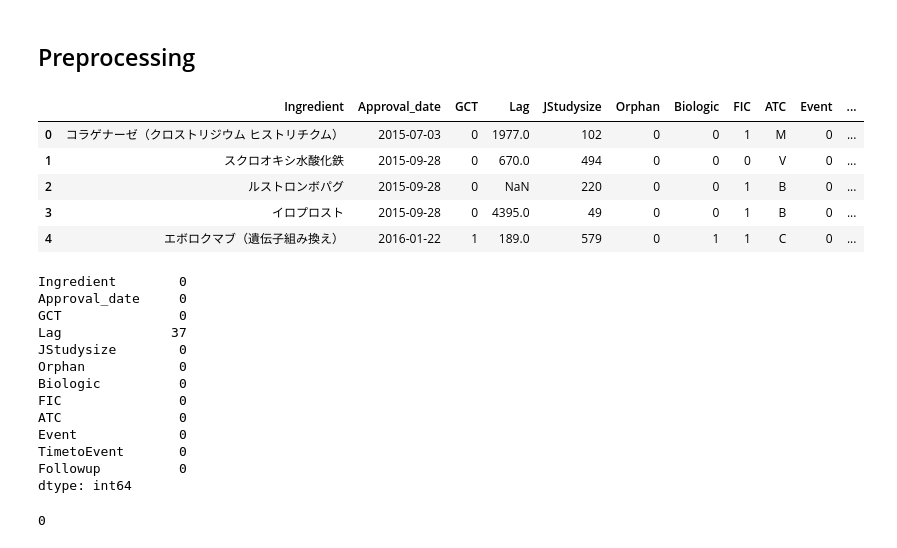
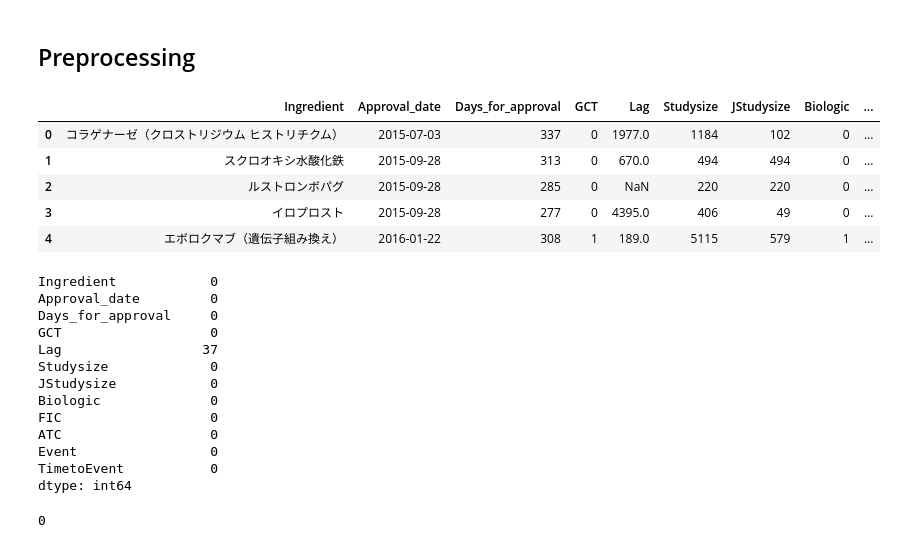
Before and after one commit to Chocolat0517K/Pharmaceutical_Data_Analysis, a Jupyter notebook: pilot_study.ipynb, the cells around one changed output. Drawn from its saved outputs; the diff is of its cells as text; code cells hidden in the pictures.

```diff
--- a/pilot_study.ipynb
+++ b/pilot_study.ipynb
@@ -14,34 +14,34 @@ import seaborn as sns
 sns.set_palette('pastel')
 # %%
 # import dataset
-pilot = pd.read_csv('pilot_study.csv',
+pilot = pd.read_csv('./pilot_study.csv',
                     encoding='cp932',
                     parse_dates = [1])
 
 pilot.head(5)
 # %% [output]
-|  | Ingredient | Approval_date | GCT | Lag | JStudysize | Orphan | Biologic | FIC | ATC | Event | ... |
-| 0 | コラゲナーゼ（クロストリジウム ヒストリチクム） | 2015-07-03 | 0 | 1977.0 | 102 | 0 | 0 | 1 | M | 0 | ... |
-| 1 | スクロオキシ水酸化鉄 | 2015-09-28 | 0 | 670.0 | 494 | 0 | 0 | 0 | V | 0 | ... |
-| 2 | ルストロンボパグ | 2015-09-28 | 0 | NaN | 220 | 0 | 0 | 1 | B | 0 | ... |
-| 3 | イロプロスト | 2015-09-28 | 0 | 4395.0 | 49 | 0 | 0 | 1 | B | 0 | ... |
-| 4 | エボロクマブ（遺伝子組み換え） | 2016-01-22 | 1 | 189.0 | 579 | 0 | 1 | 1 | C | 0 | ... |
+|  | Ingredient | Approval_date | Days_for_approval | GCT | Lag | Studysize | JStudysize | Biologic | ... |
+| 0 | コラゲナーゼ（クロストリジウム ヒストリチクム） | 2015-07-03 | 337 | 0 | 1977.0 | 1184 | 102 | 0 | ... |
+| 1 | スクロオキシ水酸化鉄 | 2015-09-28 | 313 | 0 | 670.0 | 494 | 494 | 0 | ... |
+| 2 | ルストロンボパグ | 2015-09-28 | 285 | 0 | NaN | 220 | 220 | 0 | ... |
+| 3 | イロプロスト | 2015-09-28 | 277 | 0 | 4395.0 | 406 | 49 | 0 | ... |
+| 4 | エボロクマブ（遺伝子組み換え） | 2016-01-22 | 308 | 1 | 189.0 | 5115 | 579 | 1 | ... |
 # %%
 # check missing values
 pilot.isnull().sum()
 # %% [output]
-Ingredient        0
-Approval_date     0
-GCT               0
-Lag              37
-JStudysize        0
-Orphan            0
-Biologic          0
-FIC               0
-ATC               0
-Event             0
-TimetoEvent       0
-Followup          0
+Ingredient            0
+Approval_date         0
+Days_for_approval     0
+GCT                   0
+Lag                  37
+Studysize             0
+JStudysize            0
+Biologic              0
+FIC                   0
+ATC                   0
+Event                 0
+TimetoEvent           0
 dtype: int64
 # %%
 # set index
```
Also changed, not shown: parts of 27 cells of this notebook.
